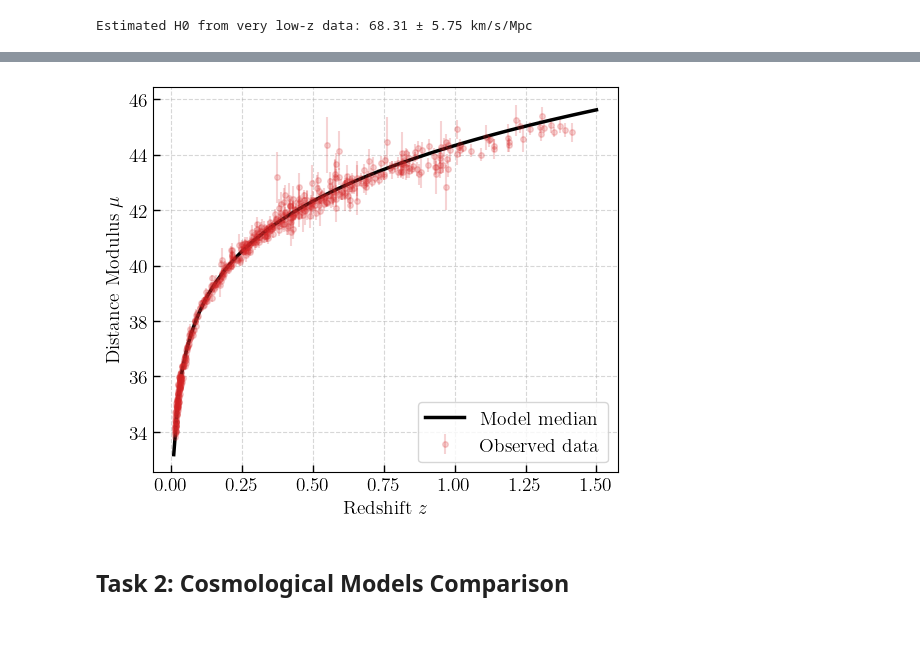
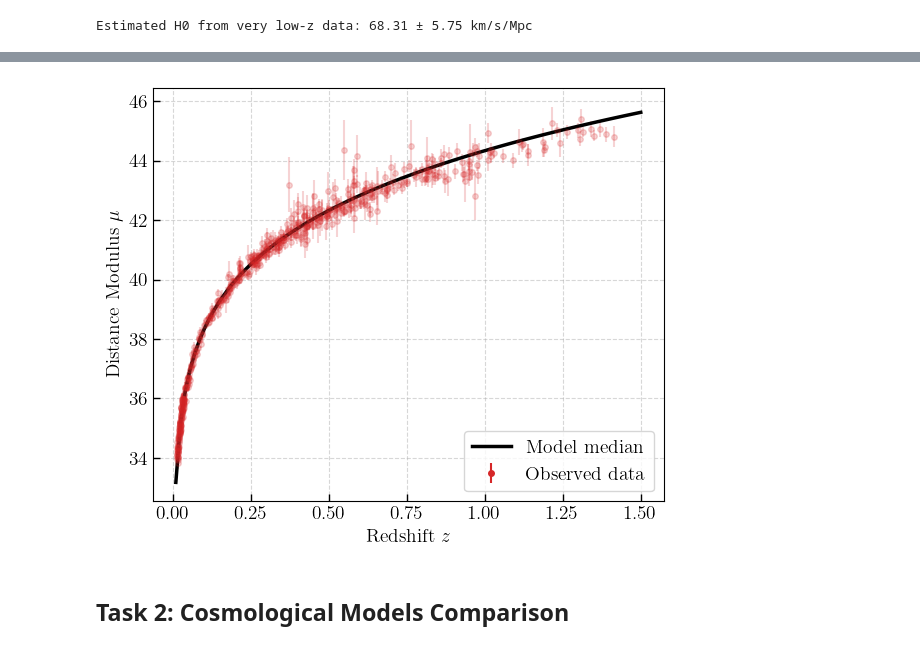
Before and after one commit to stommen/tif345_projects, a Jupyter notebook: project_1/project1_LBOS.ipynb, the cells around one changed output, grey strips where cells are left out. Saved outputs shown, nothing was run; the diff lists cells and outputs as text; code cells hidden in the pictures.

```diff
--- a/project_1/project1_LBOS.ipynb
+++ b/project_1/project1_LBOS.ipynb
@@ -159,16 +227,19 @@ mu_model_median = np.median(mu_model_samples, axis=0)
 # %%
 
 plt.figure(figsize=(6,5))
 
-plt.errorbar(z, mu_obs, yerr=mu_err, fmt='o', label='Observed data', alpha=0.2, color='tab:red', markersize=4)
+plt.errorbar(z, mu_obs, yerr=mu_err, fmt='o', alpha=0.2, color='tab:red', markersize=4)
 plt.plot(z_plot, mu_model_median, color='k', label='Model median', linewidth=2.5)
+plt.errorbar([], [], yerr=[], label='Observed data', color='tab:red', fmt='o', markersize=4)
 plt.xlabel("Redshift $z$")
 plt.ylabel("Distance Modulus $\\mu$")
 plt.grid(True, linestyle='--', alpha=0.5)
 plt.legend()
+plt.tight_layout()
+# plt.savefig('figs/mu_model_pred.pdf')
 plt.show()
 # %% [output]
-[figure, old version]
+[figure, new version]
 # %% [markdown]
 ## **Task 2: Cosmological Models Comparison**
 # %%
```
Also changed, not shown: parts of 3 cells of this notebook, 6 other files.
